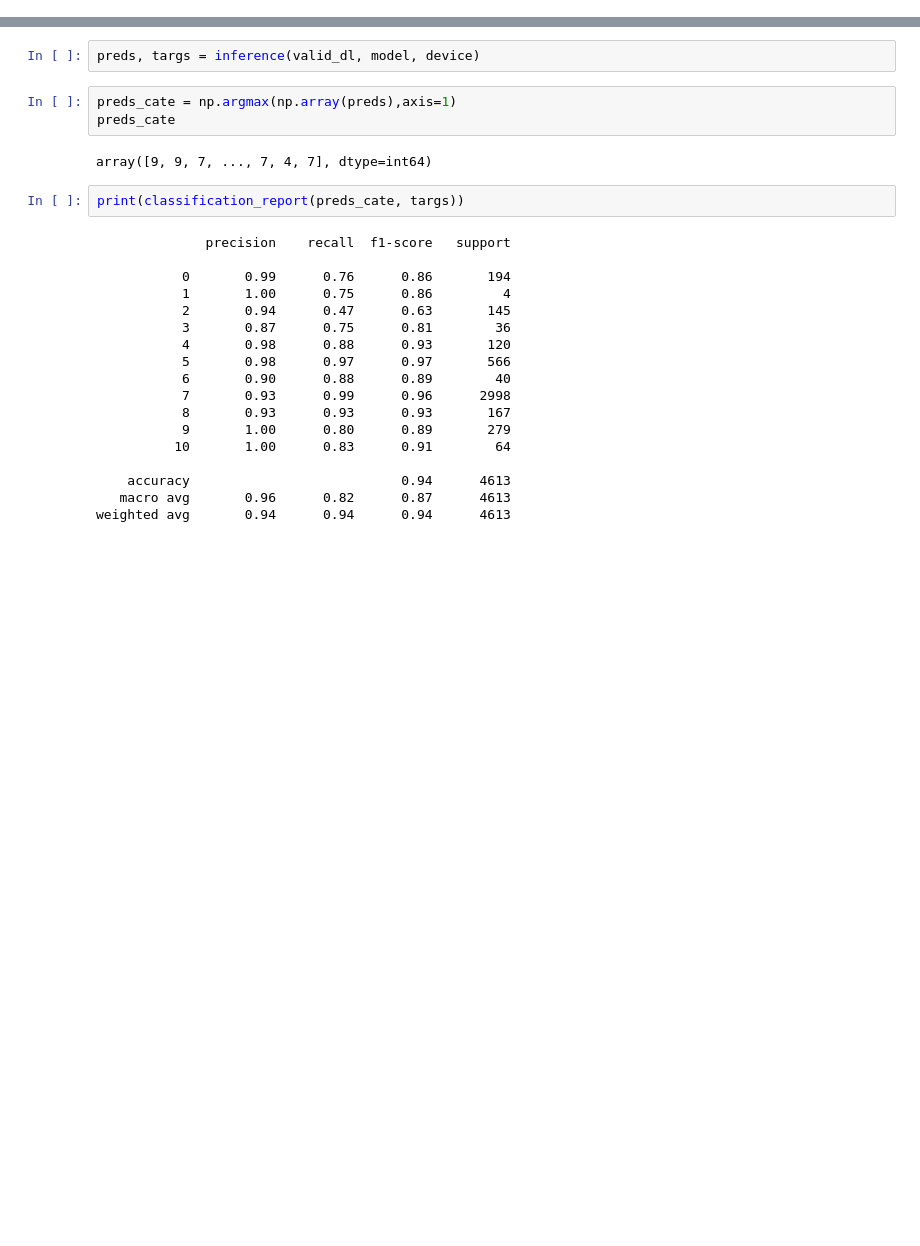
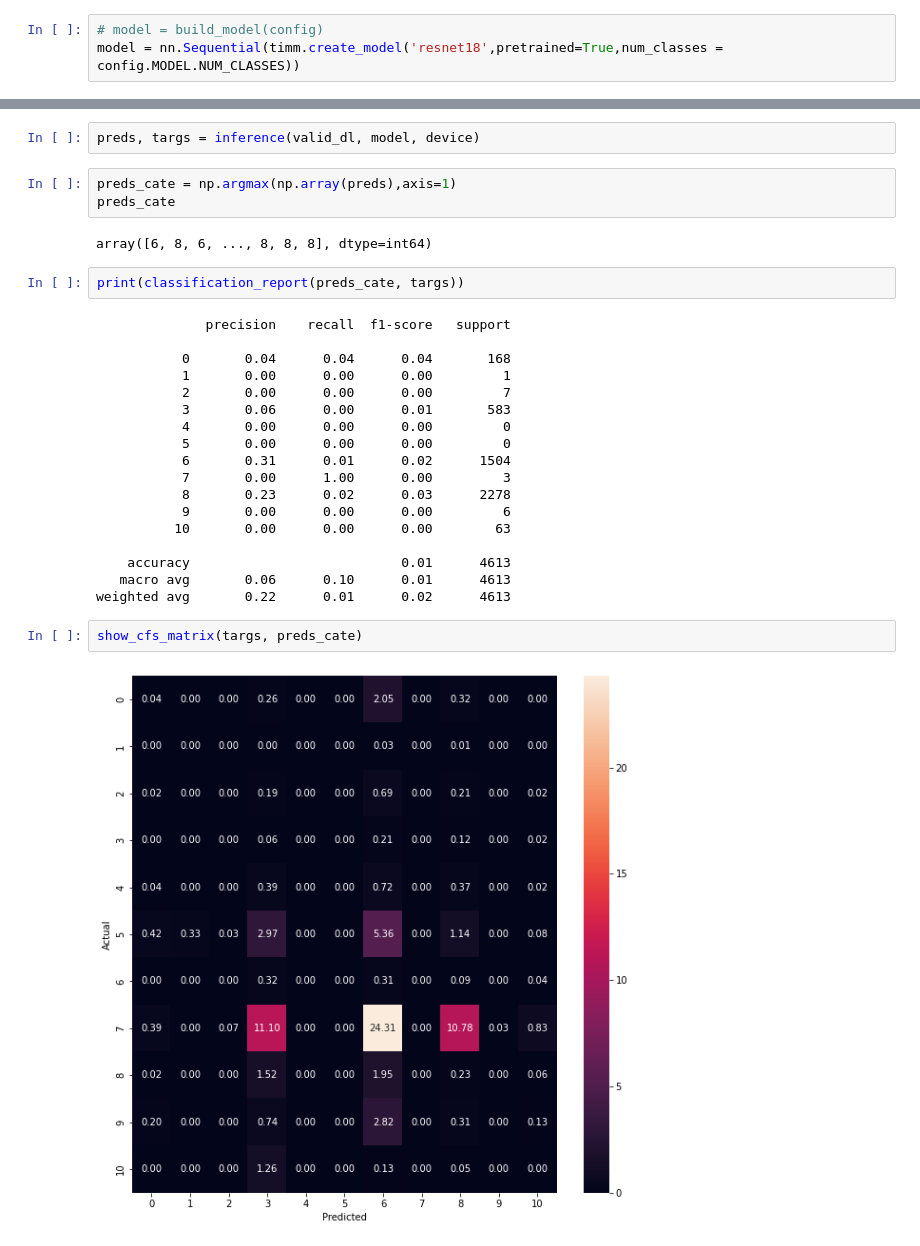
Before and after one commit to taindp98/Endoscopy-Image-Classification, a Jupyter notebook: code/Evaluation.ipynb, the cells around one changed output, grey strips where cells are left out. Saved outputs shown, nothing was run; the diff lists cells and outputs as text; blank space fills up the shorter version.

```diff
--- a/code/Evaluation.ipynb
+++ b/code/Evaluation.ipynb
@@ -85,3 +84,6 @@ model = build_model(config)
+# %%
+# model = build_model(config)
+model = nn.Sequential(timm.create_model('resnet18',pretrained=True,num_classes = config.MODEL.NUM_CLASSES))
 # %%
 test_transform = transforms.Compose([
     transforms.Resize(config.DATA.IMG_SIZE),
@@ -111,24 +113,28 @@ preds, targs = inference(valid_dl, model, device)
 preds_cate = np.argmax(np.array(preds),axis=1)
 preds_cate
 # %% [output]
-array([9, 9, 7, ..., 7, 4, 7], dtype=int64)
+array([6, 8, 6, ..., 8, 8, 8], dtype=int64)
 # %%
 print(classification_report(preds_cate, targs))
 # %% [output]
               precision    recall  f1-score   support
 
-           0       0.99      0.76      0.86       194
-           1       1.00      0.75      0.86         4
-           2       0.94      0.47      0.63       145
-           3       0.87      0.75      0.81        36
-           4       0.98      0.88      0.93       120
-           5       0.98      0.97      0.97       566
-           6       0.90      0.88      0.89        40
-           7       0.93      0.99      0.96      2998
-           8       0.93      0.93      0.93       167
-           9       1.00      0.80      0.89       279
-          10       1.00      0.83      0.91        64
+           0       0.04      0.04      0.04       168
+           1       0.00      0.00      0.00         1
+           2       0.00      0.00      0.00         7
+           3       0.06      0.00      0.01       583
+           4       0.00      0.00      0.00         0
+           5       0.00      0.00      0.00         0
+           6       0.31      0.01      0.02      1504
+           7       0.00      1.00      0.00         3
+           8       0.23      0.02      0.03      2278
+           9       0.00      0.00      0.00         6
+          10       0.00      0.00      0.00        63
 
-    accuracy                           0.94      4613
-   macro avg       0.96      0.82      0.87      4613
-weighted avg       0.94      0.94      0.94      4613
+    accuracy                           0.01      4613
+   macro avg       0.06      0.10      0.01      4613
+weighted avg       0.22      0.01      0.02      4613
+# %%
+show_cfs_matrix(targs, preds_cate)
+# %% [output]
+[figure, added]
```
Also changed, not shown: parts of 7 cells of this notebook, 11 other files.
